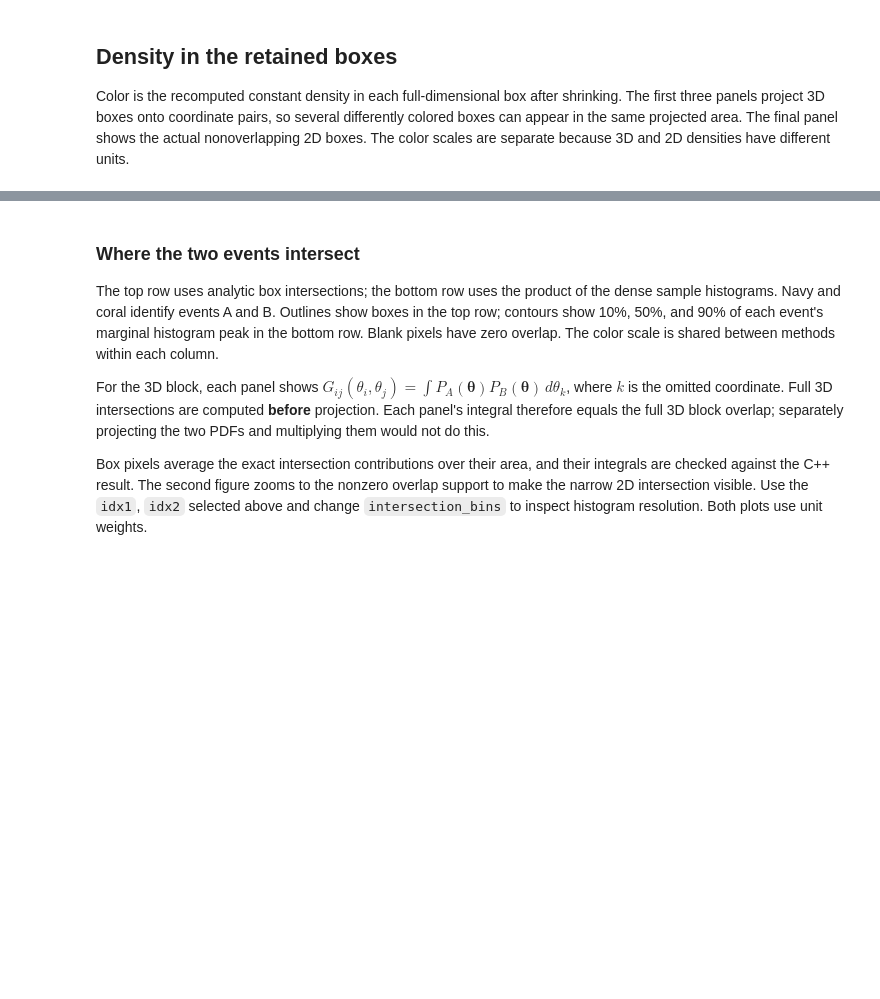
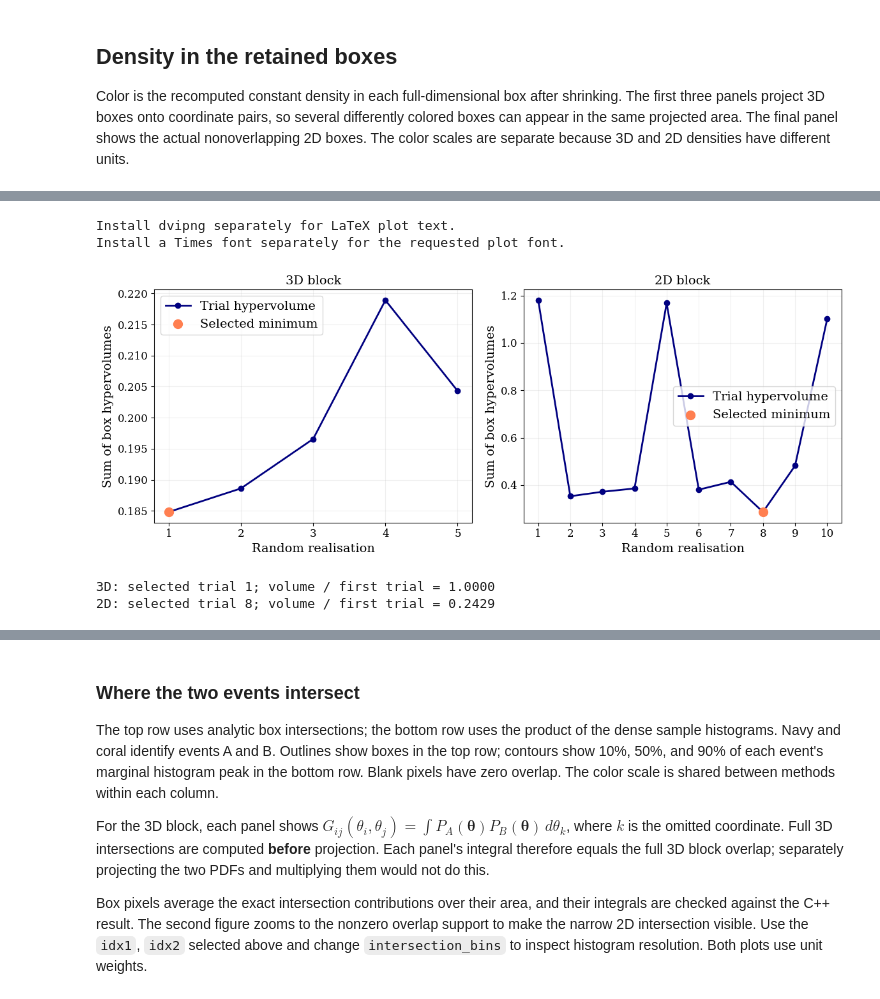
Before and after one commit to anbarsode/box_overlap, a Jupyter notebook: validation/playground.ipynb, the cells around one changed output, grey strips where cells are left out. Drawn from its saved outputs; the diff is of its cells as text; code cells hidden in the pictures; blank space fills up the shorter version.

```diff
--- a/validation/playground.ipynb
+++ b/validation/playground.ipynb
@@ -189,0 +179,17 @@ plt.show()
+# %%
+sys.path.insert(0, str(project_root / "validation"))
+from plot_box_choices import plot_trials, plot_partition_levels
+
+choice_folder = project_root / "validation" / "notebook_results"
+choice_folder.mkdir(exist_ok=True)
+fig = plot_trials((trials_3d, trials_2d), choice_folder / "box_trials.jpg")
+plt.show()
+for trial in (trials_3d, trials_2d):
+    print(f"{trial.boxes.dimension}D: selected trial {trial.selected_trial+1}; "
+          f"volume / first trial = {trial.hypervolumes.min()/trial.hypervolumes[0]:.4f}")
+# %% [output]
+Install dvipng separately for LaTeX plot text.
+Install a Times font separately for the requested plot font.
+[figure, added]
+3D: selected trial 1; volume / first trial = 1.0000
+2D: selected trial 8; volume / first trial = 0.2429
```
Also changed, not shown: parts of 21 cells of this notebook, 25 other files.
